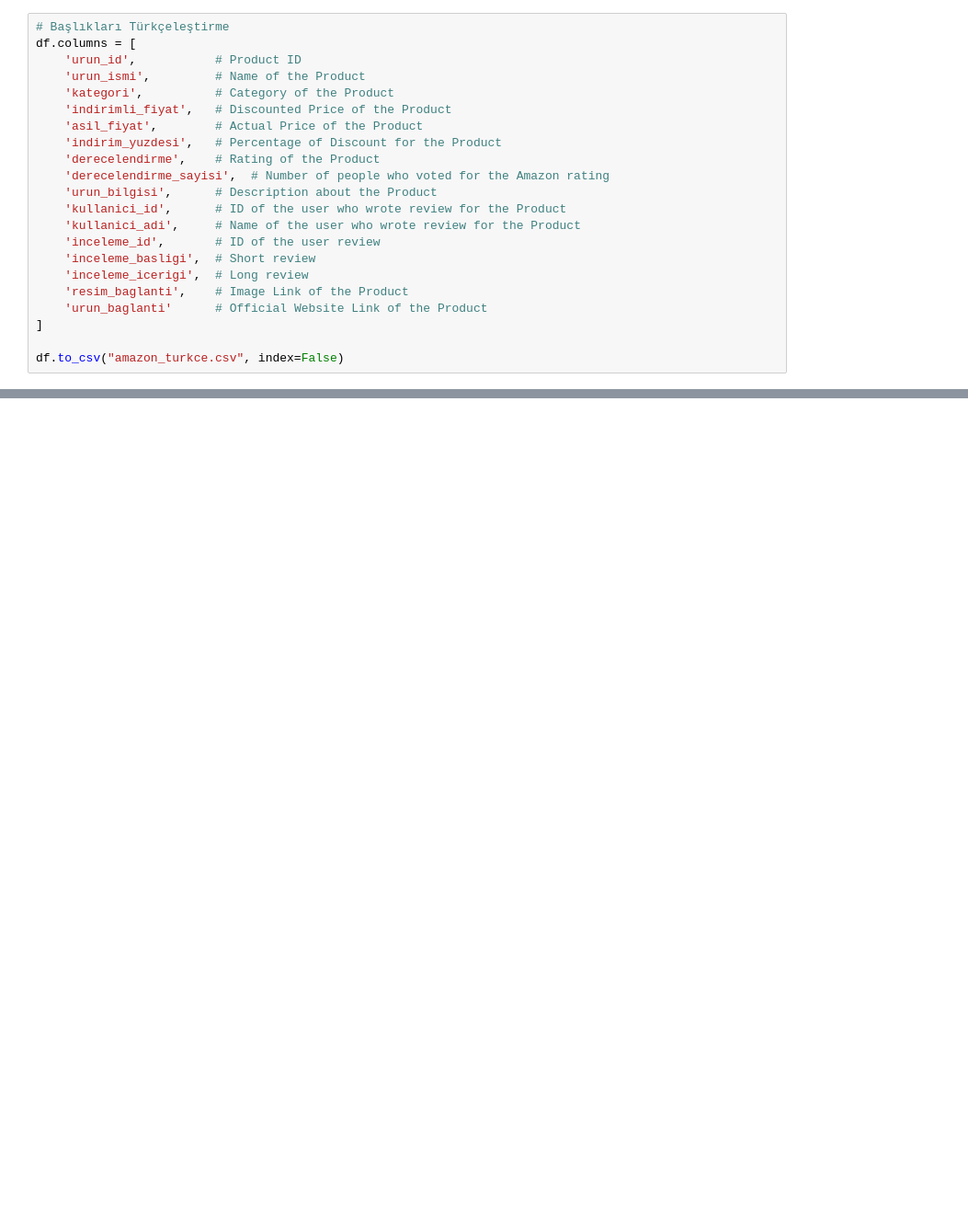
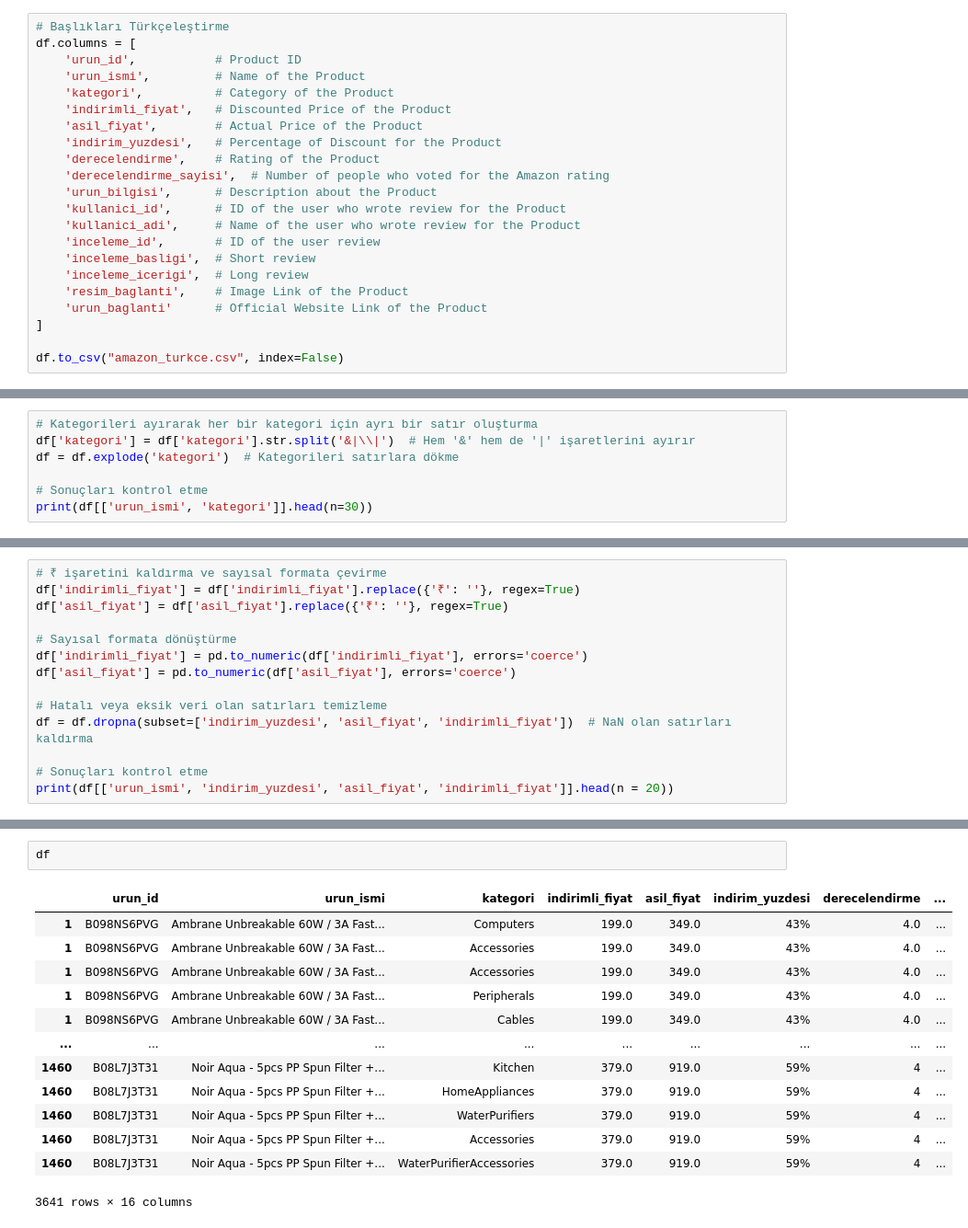
Before and after one commit to ErenalpYilmaz/amazonsalesdataset, a Jupyter notebook: analyse.ipynb, the cells around one changed output, grey strips where cells are left out. Shown at 92% size. Saved outputs shown, nothing was run; the diff lists cells and outputs as text; blank space fills up the shorter version.

```diff
--- a/analyse.ipynb
+++ b/analyse.ipynb
@@ -36,0 +88,7 @@ df.to_csv("amazon_turkce.csv", index=False)
+# %%
+# Kategorileri ayırarak her bir kategori için ayrı bir satır oluşturma
+df['kategori'] = df['kategori'].str.split('&|\\|')  # Hem '&' hem de '|' işaretlerini ayırır
+df = df.explode('kategori')  # Kategorileri satırlara dökme
+
+# Sonuçları kontrol etme
+print(df[['urun_ismi', 'kategori']].head(n=30))
@@ -36,0 +113,14 @@ df.to_csv("amazon_turkce.csv", index=False)
+# %%
+# ₹ işaretini kaldırma ve sayısal formata çevirme
+df['indirimli_fiyat'] = df['indirimli_fiyat'].replace({'₹': ''}, regex=True)
+df['asil_fiyat'] = df['asil_fiyat'].replace({'₹': ''}, regex=True)
+
+# Sayısal formata dönüştürme
+df['indirimli_fiyat'] = pd.to_numeric(df['indirimli_fiyat'], errors='coerce')
+df['asil_fiyat'] = pd.to_numeric(df['asil_fiyat'], errors='coerce')
+
+# Hatalı veya eksik veri olan satırları temizleme
+df = df.dropna(subset=['indirim_yuzdesi', 'asil_fiyat', 'indirimli_fiyat'])  # NaN olan satırları kaldırma
+
+# Sonuçları kontrol etme
+print(df[['urun_ismi', 'indirim_yuzdesi', 'asil_fiyat', 'indirimli_fiyat']].head(n = 20))
@@ -36,0 +173,16 @@ df.to_csv("amazon_turkce.csv", index=False)
+# %%
+df
+# %% [output]
+|  | urun_id | urun_ismi | kategori | indirimli_fiyat | asil_fiyat | indirim_yuzdesi | derecelendirme | ... |
+| 1 | B098NS6PVG | Ambrane Unbreakable 60W / 3A Fast... | Computers | 199.0 | 349.0 | 43% | 4.0 | ... |
+| 1 | B098NS6PVG | Ambrane Unbreakable 60W / 3A Fast... | Accessories | 199.0 | 349.0 | 43% | 4.0 | ... |
+| 1 | B098NS6PVG | Ambrane Unbreakable 60W / 3A Fast... | Accessories | 199.0 | 349.0 | 43% | 4.0 | ... |
+| 1 | B098NS6PVG | Ambrane Unbreakable 60W / 3A Fast... | Peripherals | 199.0 | 349.0 | 43% | 4.0 | ... |
+| 1 | B098NS6PVG | Ambrane Unbreakable 60W / 3A Fast... | Cables | 199.0 | 349.0 | 43% | 4.0 | ... |
+| ... | ... | ... | ... | ... | ... | ... | ... | ... |
+| 1460 | B08L7J3T31 | Noir Aqua - 5pcs PP Spun Filter +... | Kitchen | 379.0 | 919.0 | 59% | 4 | ... |
+| 1460 | B08L7J3T31 | Noir Aqua - 5pcs PP Spun Filter +... | HomeAppliances | 379.0 | 919.0 | 59% | 4 | ... |
+| 1460 | B08L7J3T31 | Noir Aqua - 5pcs PP Spun Filter +... | WaterPurifiers | 379.0 | 919.0 | 59% | 4 | ... |
+| 1460 | B08L7J3T31 | Noir Aqua - 5pcs PP Spun Filter +... | Accessories | 379.0 | 919.0 | 59% | 4 | ... |
+| 1460 | B08L7J3T31 | Noir Aqua - 5pcs PP Spun Filter +... | WaterPurifierAccessories | 379.0 | 919.0 | 59% | 4 | ... |
+3641 rows × 16 columns
```
Also changed, not shown: parts of 13 cells of this notebook.
